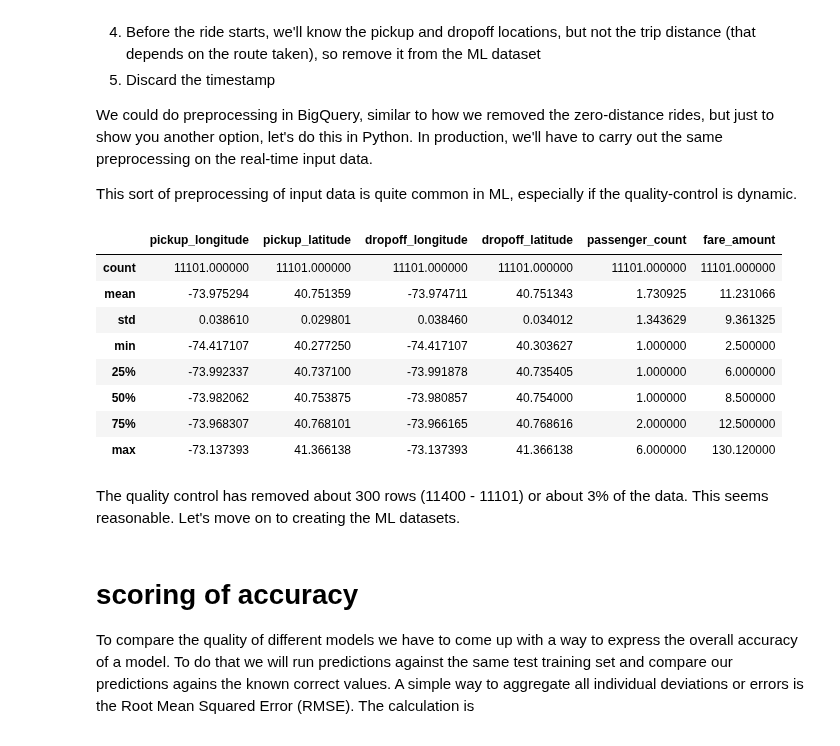
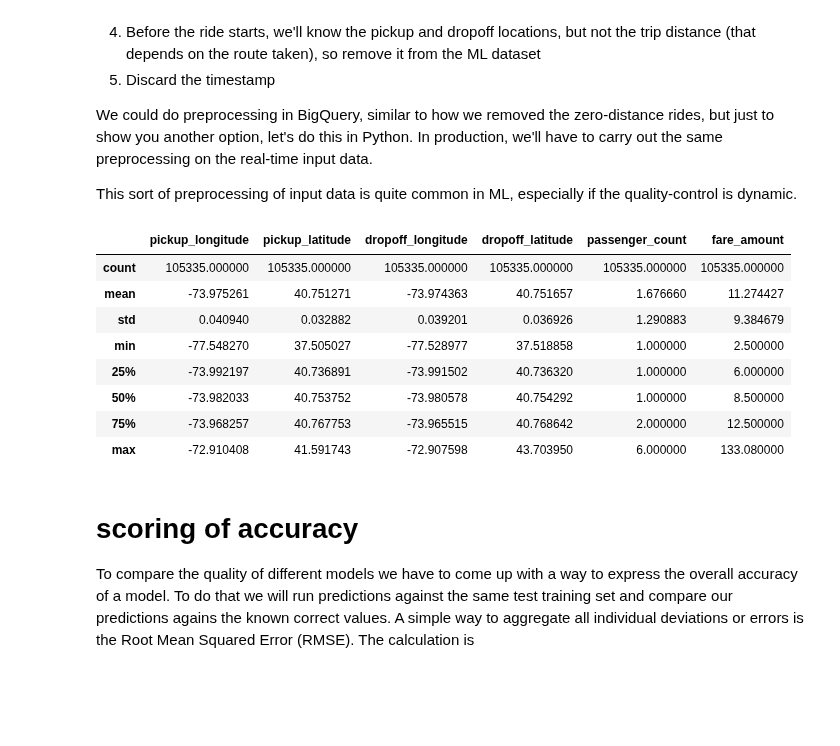
Before and after one commit to bjoernrost/ml-live, a Jupyter notebook: ml-live.ipynb, the cells around one changed output. Cells and saved outputs as stored; diff of their text form; code cells hidden in the pictures; blank space fills up the shorter version.

```diff
--- a/ml-live.ipynb
+++ b/ml-live.ipynb
@@ -233,39 +262,38 @@ This sort of preprocessing of input data is quite common in ML, especially if th
 # %%
 def preprocess(trips_in):
   trips = trips_in.copy(deep=True)
   trips.fare_amount = trips.fare_amount + trips.tolls_amount
   del trips['tolls_amount']
   del trips['total_amount']
   del trips['trip_distance']
   del trips['pickup_datetime']
   qc = np.all([\
              trips['pickup_longitude'] > -78, \
              trips['pickup_longitude'] < -70, \
              trips['dropoff_longitude'] > -78, \
              trips['dropoff_longitude'] < -70, \
              trips['pickup_latitude'] > 37, \
              trips['pickup_latitude'] < 45, \
              trips['dropoff_latitude'] > 37, \
              trips['dropoff_latitude'] < 45, \
              trips['passenger_count'] > 0,
             ], axis=0)
   return trips[qc]
 
+trips = bq.Query(afewrecords3, EVERY_N=10000).to_dataframe()
+
 tripsqc = preprocess(trips)
 tripsqc.describe()
 # %% [output]
 |  | pickup_longitude | pickup_latitude | dropoff_longitude | dropoff_latitude | passenger_count | fare_amount |
-| count | 11101.000000 | 11101.000000 | 11101.000000 | 11101.000000 | 11101.000000 | 11101.000000 |
-| mean | -73.975294 | 40.751359 | -73.974711 | 40.751343 | 1.730925 | 11.231066 |
-| std | 0.038610 | 0.029801 | 0.038460 | 0.034012 | 1.343629 | 9.361325 |
-| min | -74.417107 | 40.277250 | -74.417107 | 40.303627 | 1.000000 | 2.500000 |
-| 25% | -73.992337 | 40.737100 | -73.991878 | 40.735405 | 1.000000 | 6.000000 |
-| 50% | -73.982062 | 40.753875 | -73.980857 | 40.754000 | 1.000000 | 8.500000 |
-| 75% | -73.968307 | 40.768101 | -73.966165 | 40.768616 | 2.000000 | 12.500000 |
-| max | -73.137393 | 41.366138 | -73.137393 | 41.366138 | 6.000000 | 130.120000 |
+| count | 105335.000000 | 105335.000000 | 105335.000000 | 105335.000000 | 105335.000000 | 105335.000000 |
+| mean | -73.975261 | 40.751271 | -73.974363 | 40.751657 | 1.676660 | 11.274427 |
+| std | 0.040940 | 0.032882 | 0.039201 | 0.036926 | 1.290883 | 9.384679 |
+| min | -77.548270 | 37.505027 | -77.528977 | 37.518858 | 1.000000 | 2.500000 |
+| 25% | -73.992197 | 40.736891 | -73.991502 | 40.736320 | 1.000000 | 6.000000 |
+| 50% | -73.982033 | 40.753752 | -73.980578 | 40.754292 | 1.000000 | 8.500000 |
+| 75% | -73.968257 | 40.767753 | -73.965515 | 40.768642 | 2.000000 | 12.500000 |
+| max | -72.910408 | 41.591743 | -72.907598 | 43.703950 | 6.000000 | 133.080000 |
-# %% [markdown]
-The quality control has removed about 300 rows (11400 - 11101) or about 3% of the data. This seems reasonable.
-Let's move on to creating the ML datasets.
 # %% [markdown]
 # scoring of accuracy
 
```
Also changed, not shown: parts of 47 cells of this notebook, 1 other file.
